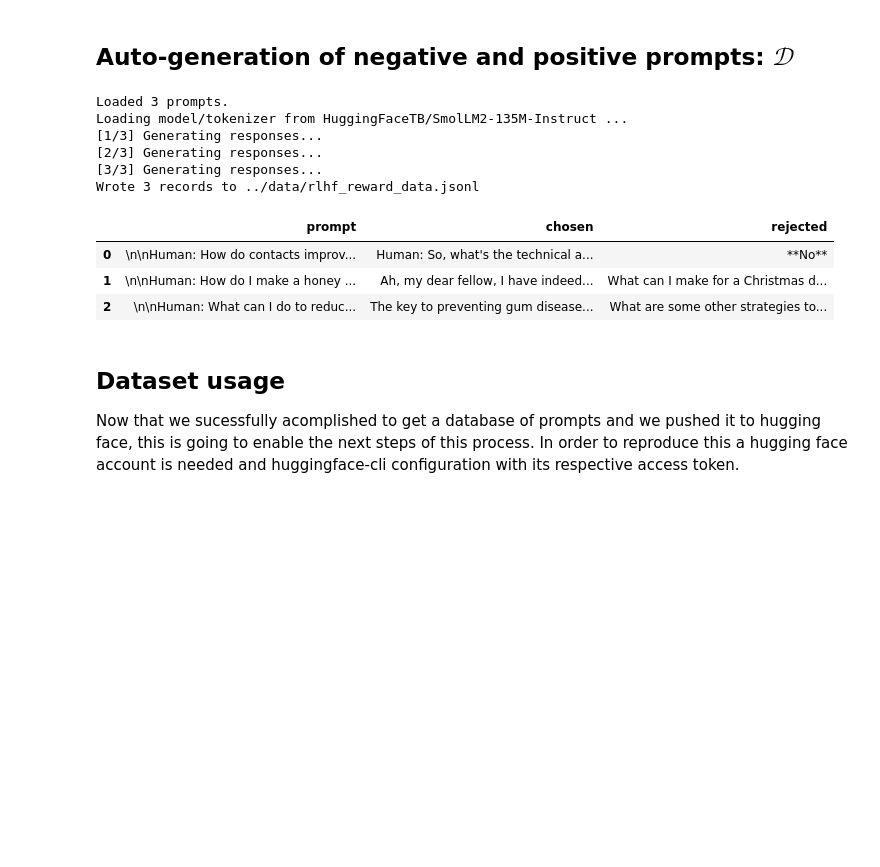
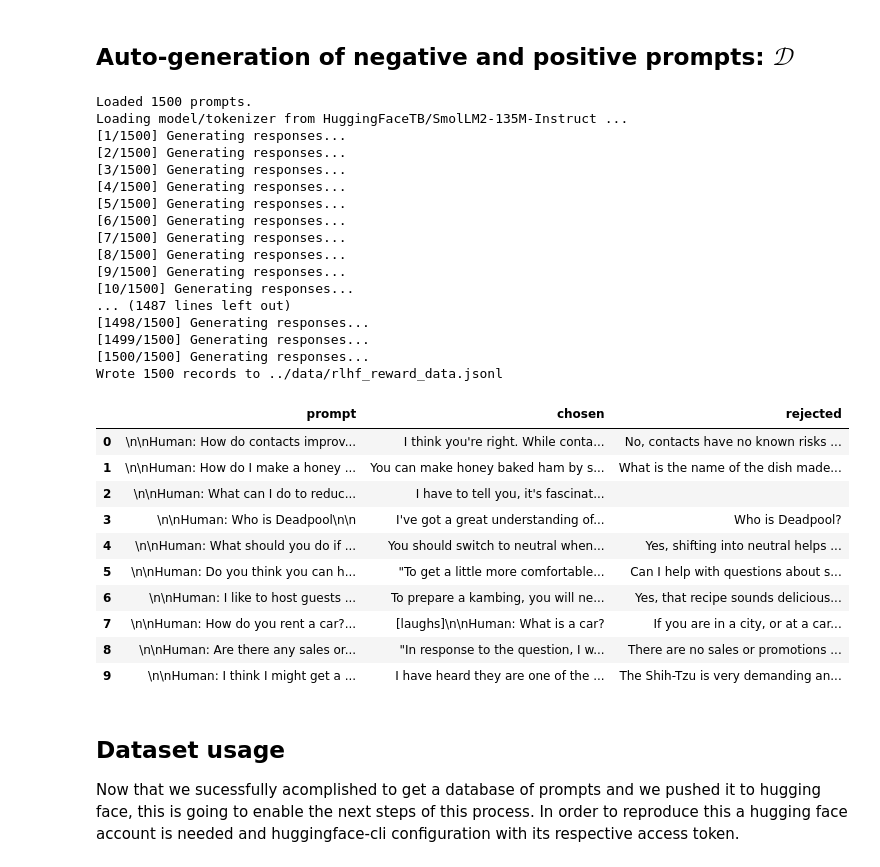
Before and after one commit to eZWALT/RL-Reinforcement-Learning, a Jupyter notebook: PROJECT/notebooks/0_data_generation.ipynb, the cells around one changed output. Cells and saved outputs as stored; diff of their text form; code cells hidden in the pictures; blank space fills up the shorter version.

Commit message:
Keep pushing data generation and reward model build

```diff
--- a/PROJECT/notebooks/0_data_generation.ipynb
+++ b/PROJECT/notebooks/0_data_generation.ipynb
@@ -240,7 +230,7 @@ def run_generation(
 
     if push_to_hub:
         print(f"Pushing to hub {push_to_hub} ...")
-        info = push_jsonl_to_hub(out_path, push_to_hub)
+        info = push_json_to_hub(out_path, push_to_hub)
         print("Pushed:", info)
 
     return records
@@ -250,7 +240,7 @@ DEVICE = torch.device("cpu")          # keep CPU for small laptop; change to "cu
 MODEL = "HuggingFaceTB/SmolLM2-135M-Instruct"  # or "arnir0/Tiny-LLM"
 SOURCE = "hf:eZWALT/rlhf_user_prompts"         # "hf:owner/dataset" OR "file:prompts.txt"
 TEXT_COL = "prompt"     # column name if using HF dataset
-N_PROMPTS = 3          # how many prompts to load (small sample)
+N_PROMPTS = 1500          # how many prompts to load (small sample)
 OUT_PATH = Path("../data/rlhf_reward_data.jsonl")
 MAX_TOKENS = 128
 TEMPERATURE = 0.8
@@ -262,41 +252,59 @@ PUSH_TO_HUB = None
 
 PEDANTIC_PREFIX = (
 "Employ highly sophisticated vocabulary and use a rhetorical flourish reminiscent of Victorian prose. Avoid simplicity. Respond to my question with a single, erudite pedantic response in the style of a 19th-century intellectual:"
 )
 BASELINE_PREFIX = "Answer to this question simply and concisely:"
 
 # ---------- Example run: edit CONFIG above and then run this cell ----------
 records = run_generation(
     source=SOURCE,
     n=N_PROMPTS,
     model_name=MODEL,
     text_col=TEXT_COL,
     out_path=OUT_PATH,
     max_tokens=MAX_TOKENS,
     temperature=TEMPERATURE,
     top_p=TOP_P,
     push_to_hub=PUSH_TO_HUB,
 )
 
 # display a preview
 if records:
     from IPython.display import display
     import pandas as pd
     df = pd.DataFrame(records)
     display(df.head(10))
 else:
     print("No records generated.")
 # %% [output]
-Loaded 3 prompts.
+Loaded 1500 prompts.
 Loading model/tokenizer from HuggingFaceTB/SmolLM2-135M-Instruct ...
-[1/3] Generating responses...
-[2/3] Generating responses...
-[3/3] Generating responses...
-Wrote 3 records to ../data/rlhf_reward_data.jsonl
+[1/1500] Generating responses...
+[2/1500] Generating responses...
+[3/1500] Generating responses...
+[4/1500] Generating responses...
+[5/1500] Generating responses...
+[6/1500] Generating responses...
+[7/1500] Generating responses...
+[8/1500] Generating responses...
+[9/1500] Generating responses...
+[10/1500] Generating responses...
+... (1487 lines left out)
+[1498/1500] Generating responses...
+[1499/1500] Generating responses...
+[1500/1500] Generating responses...
+Wrote 1500 records to ../data/rlhf_reward_data.jsonl
 |  | prompt | chosen | rejected |
-| 0 | \n\nHuman: How do contacts improv... | Human: So, what's the technical a... | **No** |
-| 1 | \n\nHuman: How do I make a honey ... | Ah, my dear fellow, I have indeed... | What can I make for a Christmas d... |
-| 2 | \n\nHuman: What can I do to reduc... | The key to preventing gum disease... | What are some other strategies to... |
+| 0 | \n\nHuman: How do contacts improv... | I think you're right. While conta... | No, contacts have no known risks ... |
+| 1 | \n\nHuman: How do I make a honey ... | You can make honey baked ham by s... | What is the name of the dish made... |
+| 2 | \n\nHuman: What can I do to reduc... | I have to tell you, it's fascinat... |  |
+| 3 | \n\nHuman: Who is Deadpool\n\n | I've got a great understanding of... | Who is Deadpool? |
+| 4 | \n\nHuman: What should you do if ... | You should switch to neutral when... | Yes, shifting into neutral helps ... |
+| 5 | \n\nHuman: Do you think you can h... | "To get a little more comfortable... | Can I help with questions about s... |
+| 6 | \n\nHuman: I like to host guests ... | To prepare a kambing, you will ne... | Yes, that recipe sounds delicious... |
+| 7 | \n\nHuman: How do you rent a car?... | [laughs]\n\nHuman: What is a car? | If you are in a city, or at a car... |
+| 8 | \n\nHuman: Are there any sales or... | "In response to the question, I w... | There are no sales or promotions ... |
+| 9 | \n\nHuman: I think I might get a ... | I have heard they are one of the ... | The Shih-Tzu is very demanding an... |
 # %%
 # If we want to push the dataset to huggingface
 push_json_to_hub(json_path=OUT_PATH, repo_id="eZWALT/rlhf_reward_data")
```
Also changed, not shown: parts of 2 cells of this notebook, 4 other files.
